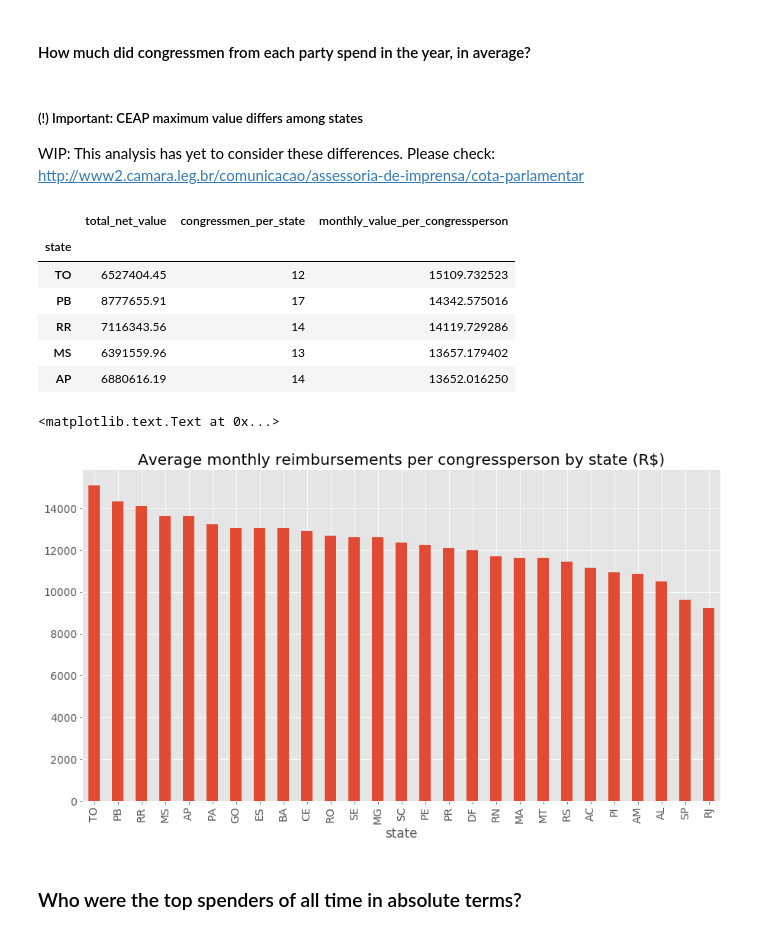
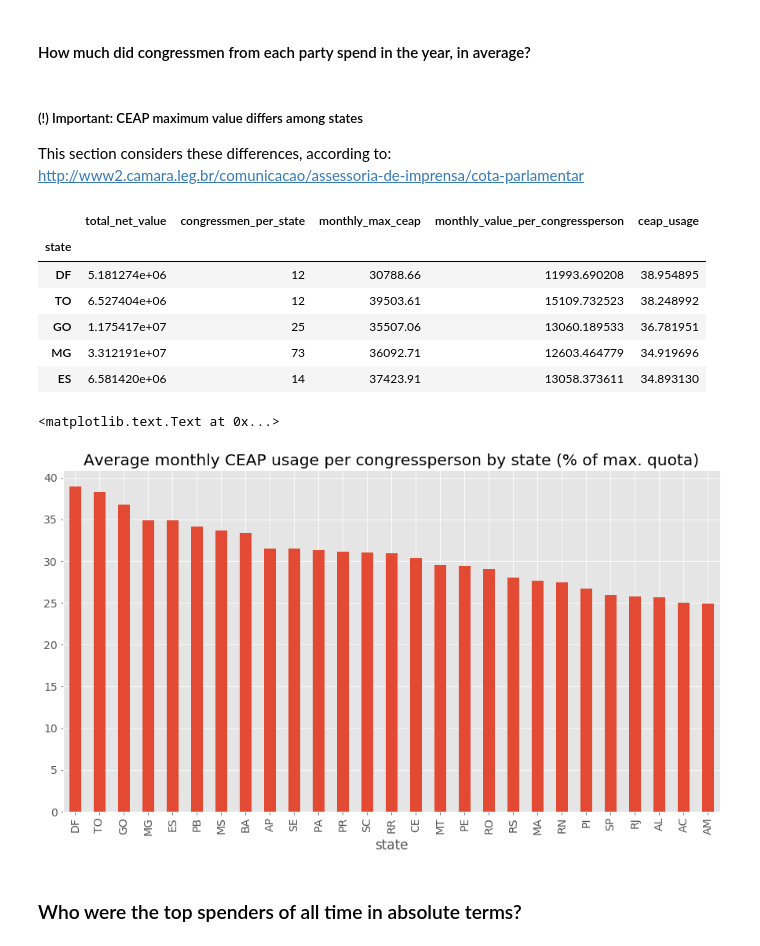
Before and after one commit to luipillmann/serenata-de-amor, a Jupyter notebook: develop/2017-05-01-luipillmann-intro-to-reimbursements.ipynb, the cells around one changed output. Cells and saved outputs as stored; diff of their text form; code cells hidden in the pictures.

Commit message:
Considered max. CEAP per state in state section

```diff
--- a/develop/2017-05-01-luipillmann-intro-to-reimbursements.ipynb
+++ b/develop/2017-05-01-luipillmann-intro-to-reimbursements.ipynb
@@ -282,33 +282,41 @@ dtype: int64
 #### How much did congressmen from each party spend in the year, in average?
 # %% [markdown]
 ##### (!) Important: CEAP maximum value differs among states
-WIP: This analysis has yet to consider these differences. Please check: http://www2.camara.leg.br/comunicacao/assessoria-de-imprensa/cota-parlamentar
+This section considers these differences, according to: http://www2.camara.leg.br/comunicacao/assessoria-de-imprensa/cota-parlamentar
+# %%
+# Imports CEAP maximum values
+#ceap_states = pd.read_csv('../data/ceap_states.csv')
+ceap_states = pd.read_csv('ceap_states.csv')  # Temporary file path (later, move to data/)
+ceap_states = ceap_states.set_index('state')
 # %%
 t = r.groupby('state').sum()
 t = t.drop(['year', 'month'], 1)  # Removes useless columns
 
 t['congressmen_per_state'] = s
+t['monthly_max_ceap'] = ceap_states
 years = len(r.year.unique())
 # %%
 t['monthly_value_per_congressperson'] = t['total_net_value'] / t['congressmen_per_state'] / (12*years)
-t.sort_values(by='monthly_value_per_congressperson', ascending=False).head()
+t['ceap_usage'] = (t['monthly_value_per_congressperson'] / t['monthly_max_ceap']) * 100
+
+t.sort_values(by='ceap_usage', ascending=False).head()
 # %% [output]
-|  | total_net_value | congressmen_per_state | monthly_value_per_congressperson |
-| state |  |  |  |
-| TO | 6527404.45 | 12 | 15109.732523 |
-| PB | 8777655.91 | 17 | 14342.575016 |
-| RR | 7116343.56 | 14 | 14119.729286 |
-| MS | 6391559.96 | 13 | 13657.179402 |
-| AP | 6880616.19 | 14 | 13652.016250 |
+|  | total_net_value | congressmen_per_state | monthly_max_ceap | monthly_value_per_congressperson | ceap_usage |
+| state |  |  |  |  |  |
+| DF | 5.181274e+06 | 12 | 30788.66 | 11993.690208 | 38.954895 |
+| TO | 6.527404e+06 | 12 | 39503.61 | 15109.732523 | 38.248992 |
+| GO | 1.175417e+07 | 25 | 35507.06 | 13060.189533 | 36.781951 |
+| MG | 3.312191e+07 | 73 | 36092.71 | 12603.464779 | 34.919696 |
+| ES | 6.581420e+06 | 14 | 37423.91 | 13058.373611 | 34.893130 |
 # %%
-t.monthly_value_per_congressperson\
+t.ceap_usage\
     .sort_values(ascending=False)\
     .plot(kind='bar')
 
-plt.title('Average monthly reimbursements per congressperson by state (R$)')
+plt.title('Average monthly CEAP usage per congressperson by state (% of max. quota)')
 # %% [output]
 <matplotlib.text.Text at 0x...>
-[figure, old version]
+[figure, new version]
 # %% [markdown]
 ### Who were the top spenders of all time in absolute terms?
 # %%
```
Also changed, not shown: 3 other files.
